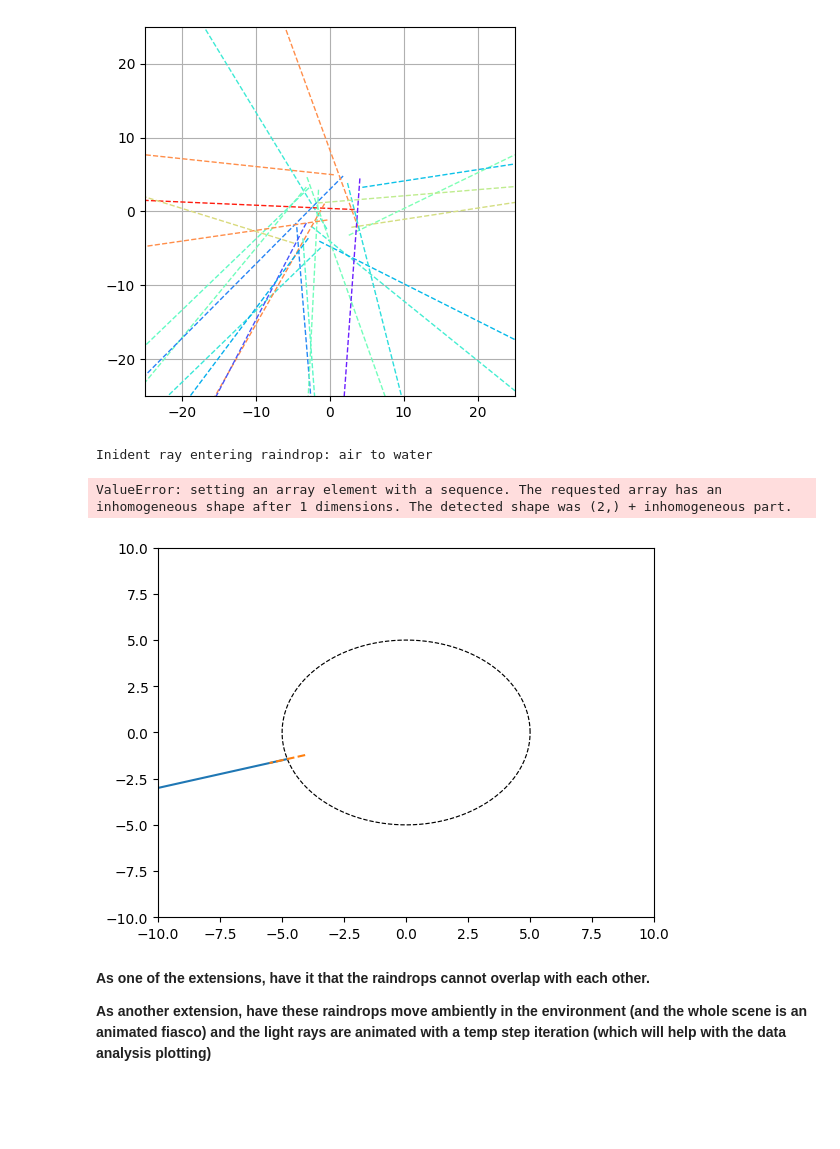
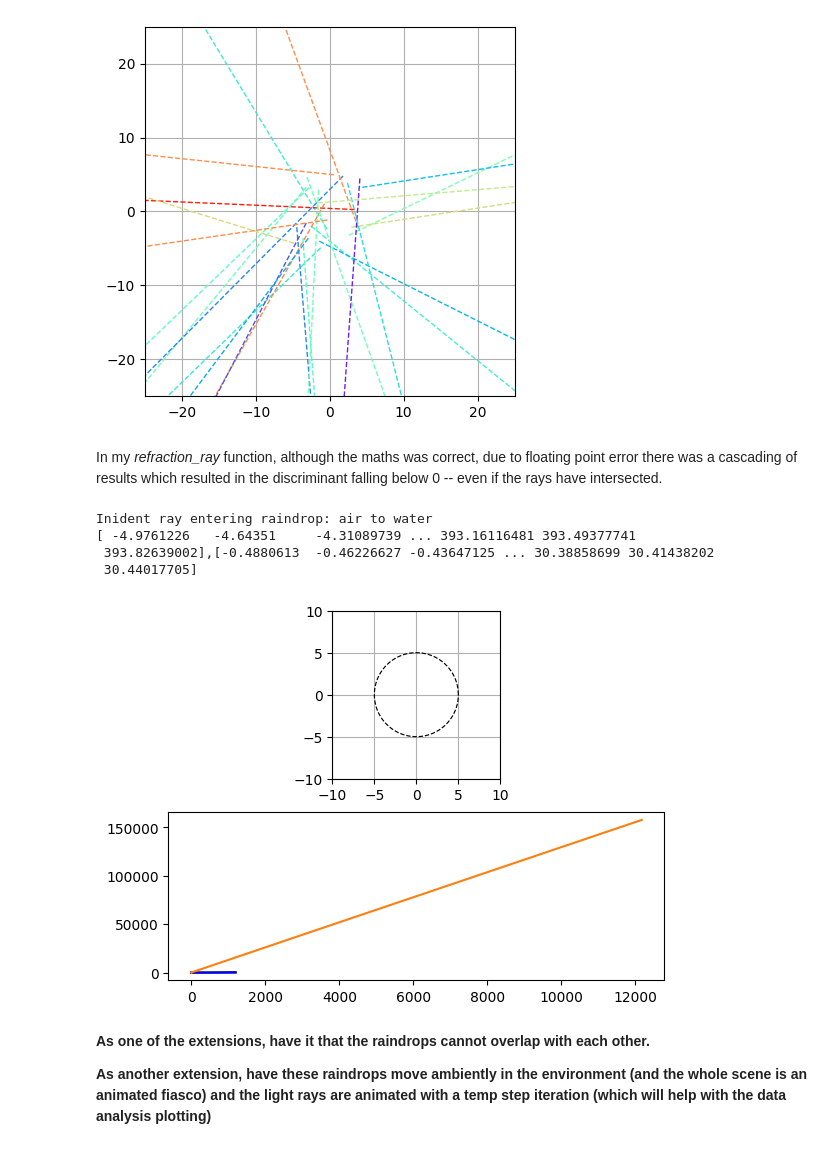
Before and after one commit to CorinnnaZ/CompChallenge, a Jupyter notebook: extension.ipynb, the cells around one changed output. Cells and saved outputs as stored; diff of their text form; code cells hidden in the pictures; blank space fills up the shorter version.

Commit message:
Turns out nothing is wrong with my maths, it's just floating point errors which requires me to approach this in an entirely different way. Very fun

```diff
--- a/extension.ipynb
+++ b/extension.ipynb
@@ -393,6 +393,8 @@ class RainDrop:
             else:
                 # choose dot_1
                 return vec_1
+# %% [markdown]
+In my *refraction_ray* function, although the maths was correct, due to floating point error there was a cascading of results which resulted in the discriminant falling below 0 -- even if the rays have intersected.
 # %%
 # Since there are too many errors, I will write this handling again.
 """
@@ -401,7 +403,7 @@ Setup the droplet and ray.
 Normalise the direction of the ray to aid in vector calculations (no need for scaling stuff)
 Setup plot
 """
-fig, ax = plt.subplots()
+fig, (ax, ax2) = plt.subplots(2)
 
 bounds = 10
 ax.set_xlim(-bounds, bounds)
@@ -409,7 +411,7 @@ ax.set_ylim(-bounds, bounds)
 
 # rand_list = np.random.uniform(-1,1,2)
 raindrop = RainDrop((0, 0), 5)
-ray = Ray((-bounds,-3), (10, 3), 644)
+ray = Ray((-bounds,-3), (10, 5), 777)
 ray.direction = ray.direction / np.linalg.norm(ray.direction)
 colour = ray.get_refractive_index()[1]
 
@@ -432,7 +434,7 @@ Else:
 if intersection_coordinates is not None:
     # plot incident
     # simply plot from ray start to intersection point
-    plt.plot([ray.position[0], intersection_coordinates[0]], [ray.position[1], intersection_coordinates[1]])
+    plt.plot([ray.position[0], intersection_coordinates[0]], [ray.position[1], intersection_coordinates[1]], color=colour)
 
 
     # plot normal
@@ -449,37 +451,49 @@ if intersection_coordinates is not None:
     # plot refracted
     ray_vector = raindrop.refraction_ray(ray, intersection_coordinates)
     ry, rx = ray_vector[0], ray_vector[1]
+    """
+    # Filter both lists, keeping only positive values
+    ry = [y for y in ry if y > 0]
+    rx = [x for x in rx if x > 0]
+    """
+    print(f"{ry},{rx}")
+    ax2.plot(np.arange(0, len(ry), 1), ry, 'k')
+    ax2.plot(np.arange(0, len(rx), 1), rx, 'b')
+
     ## how to handle this later when the other intersection point could come into play
     ## have another embedded conditional, checking if another intersection has happened with this and the other side of the ray
     t = np.linspace(0, 400, 1200)
 
     xi, yi = intersection_coordinates[0], intersection_coordinates[1]
     ray_x = xi + (t * rx)
     ray_y = yi + (t * ry)
 
-    plt.plot([xi, ray_x], [yi, ray_y])
+    plt.plot(ray_x, ray_y)
+
 
 else:
     print("These rays do not intersect")
     ### just make the ray fill the bounds
     t = np.linspace(0, 400, 1200)
     r1, r2 = ray.position[0], ray.position[1]
     rx = r1 + (t * ray.direction[0])
     ry = r2 + (t * ray.direction[1])
-    plt.plot(rx, ry, '--', color=colour,)
+    plt.plot(rx, ry, '--', color=colour)
 
 
 """
 SECTION IV: FINALISING STUFF
 As said, nothing too fancy - probably just plt.show()
 """
 ax.grid()
 ax.set_aspect(1)
 plt.show()
 # %% [output]
 Inident ray entering raindrop: air to water
+[ -4.9761226   -4.64351     -4.31089739 ... 393.16116481 393.49377741
+ 393.82639002],[-0.4880613  -0.46226627 -0.43647125 ... 30.38858699 30.41438202
+ 30.44017705]
-ValueError: setting an array element with a sequence. The requested array has an inhomogeneous shape after 1 dimensions. The detected shape was (2,) + inhomogeneous part.
-[figure, old version]
+[figure, new version]
 # %% [markdown]
 **As one of the extensions, have it that the raindrops cannot overlap with each other.**
 
```
